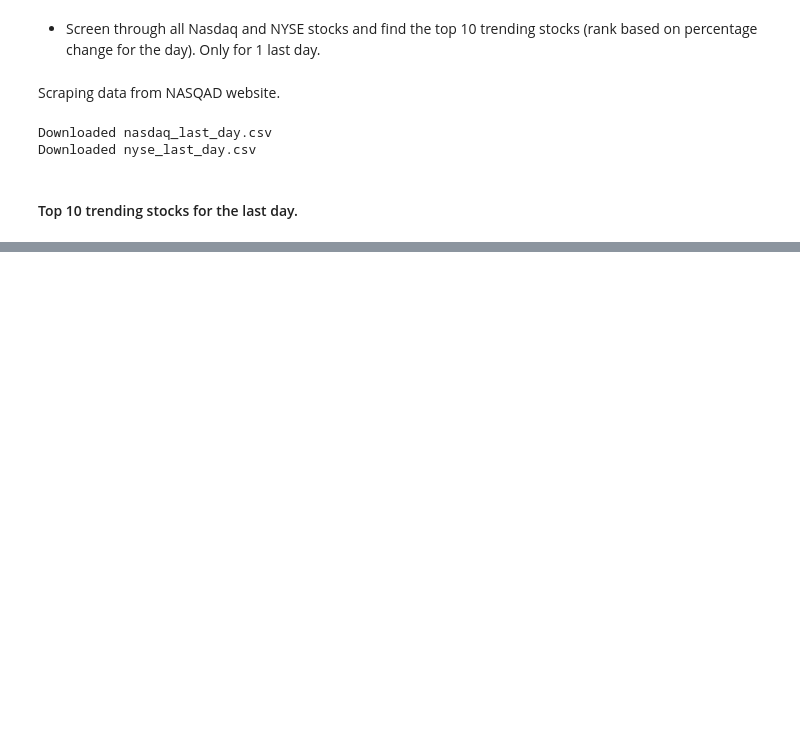
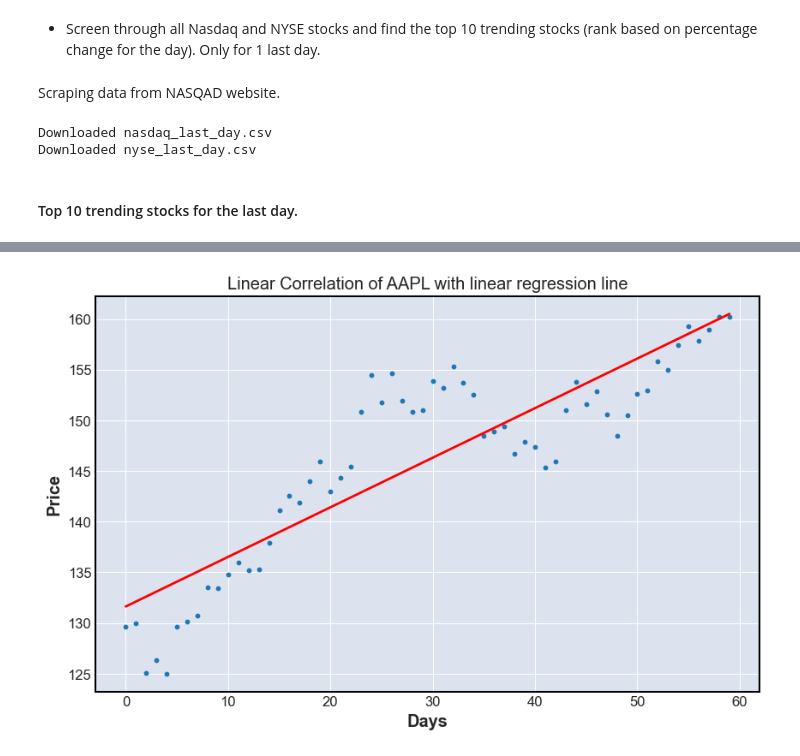
Before and after one commit to Folongton/Stock-Analysis, a Jupyter notebook: P1-Indicators-Chart-Analysis/P1-Chart-Analysis.ipynb, the cells around one changed output, grey strips where cells are left out. Drawn from its saved outputs; the diff is of its cells as text; code cells hidden in the pictures; blank space fills up the shorter version.

```diff
--- a/P1-Indicators-Chart-Analysis/P1-Chart-Analysis.ipynb
+++ b/P1-Indicators-Chart-Analysis/P1-Chart-Analysis.ipynb
@@ -403,0 +508,45 @@ total_markets_fd[total_markets_fd['Market Cap'] > 5e9].sort_values(by='% Change'
+# %%
+df = pd.read_csv(r'..\P1-Indicators-Chart-Analysis\Data\DailyAll-NASDAQ-100days\AAPL-daily-100days.csv', index_col=0,parse_dates=True)
+df.index.rename('Date', inplace=True)
+df = df.iloc[:60,:] # 60 days of data
+df = df[['4. close']].iloc[::-1] # only close price for measuring linear correlation.
+# %%
+def aggregate_close_price(directory, days=60):
+    '''
+    This function takes all the csv files in the directory and aggregates them into one dataframe.
+    directory: The directory where the data is stored.
+    days: The number of days of data to be used for analysis.
+    '''
+    df_agg = pd.DataFrame()
+    for file in os.listdir(directory):
+        if file.endswith('.csv'):
+            df = pd.read_csv(os.path.join(directory, file), index_col=0, parse_dates=True)
+            df = df.iloc[:days,:]
+            df = df[['4. close']].iloc[::-1]
+            df.columns = [file.split('-')[0]]
+            df_agg = pd.concat([df_agg, df], axis=1)
+    return df_agg
+# %%
+df_for_plot = aggregate_close_price(r'..\P1-Indicators-Chart-Analysis\Data\DailyAll-NASDAQ-100days')
+# %%
+def plot_correlation(series):
+    series = series.fillna(method='ffill')
+    X = series.values.reshape(-1,1)
+    y = series.reset_index().index.values.reshape(-1,1)
+
+    plt.figure(figsize=(10,6))
+    plt.scatter(y, X, s=10)
+
+    model = LinearRegression()
+    model.fit(np.array(y).reshape(-1,1), X)
+
+    plt.plot(y, model.predict(np.array(y).reshape(-1,1)), color='r')
+
+    plt.xlabel('Days')
+    plt.ylabel('Price')
+    plt.title(f'Linear Correlation of {series.name} with linear regression line')
+    plt.show()
+# %%
+plot_correlation(df_for_plot['AAPL'])
+# %% [output]
+[figure, added]
```
Also changed, not shown: parts of 27 cells of this notebook, 1 other file.
